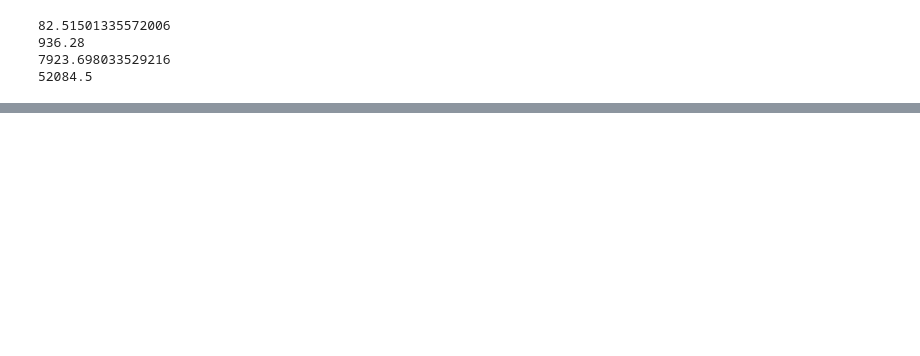
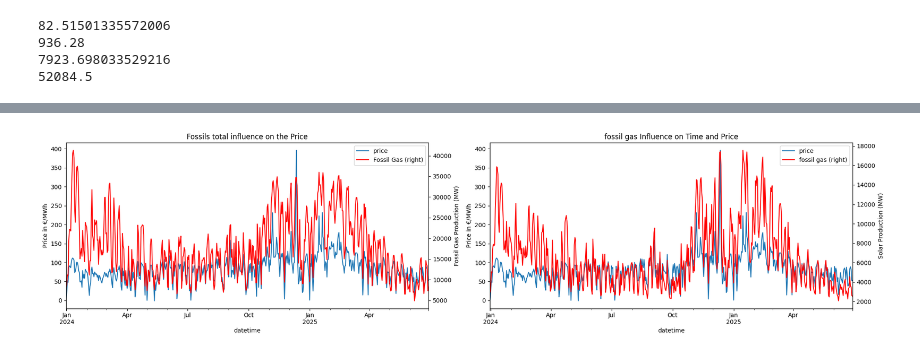
Before and after one commit to Perez-Opoku/Energy_proj, a Jupyter notebook: Notebooks/EDA.ipynb, the cells around one changed output, grey strips where cells are left out. Drawn from its saved outputs; the diff is of its cells as text; code cells hidden in the pictures; blank space fills up the shorter version.

```diff
--- a/Notebooks/EDA.ipynb
+++ b/Notebooks/EDA.ipynb
@@ -569,0 +725,48 @@ NameError: name 'polynomial' is not defined
+# %%
+import matplotlib.pyplot as plt
+
+# Figure mit 2 Subplots nebeneinander erstellen
+fig, (ax1, ax2) = plt.subplots(1, 2, figsize=(20, 5))
+
+# Erster Plot (links)
+data_daily.plot(
+    x='datetime',
+    y='price',
+    title='Fossils total influence on the Price',
+    xlabel='Date',
+    ylabel='Price in €/MWh',
+    ax=ax1
+)
+bx1 = data_daily.plot(
+    x='datetime',
+    y='fossils',
+    ax=ax1,
+    secondary_y=True,
+    color='red',
+    label='Fossil Gas'
+)
+ax1.right_ax.set_ylabel('Fossil Gas Production (MW)')
+
+# Zweiter Plot (rechts)
+data_daily.plot(
+    x='datetime',
+    y='price',
+    title='fossil gas Influence on Time and Price',  # anderen Titel
+    xlabel='Date',
+    ylabel='Price in €/MWh',
+    ax=ax2
+)
+bx2 = data_daily.plot(
+    x='datetime',
+    y='fossil_gas',  # andere Variable
+    ax=ax2,
+    secondary_y=True,
+    color='red',
+    label='fossil gas'
+)
+ax2.right_ax.set_ylabel('Solar Production (MW)')
+
+plt.tight_layout()  # Verhindert Überlappungen
+plt.show()
+# %% [output]
+[figure, added]
```
Also changed, not shown: parts of 39 cells of this notebook, 1 other file.
